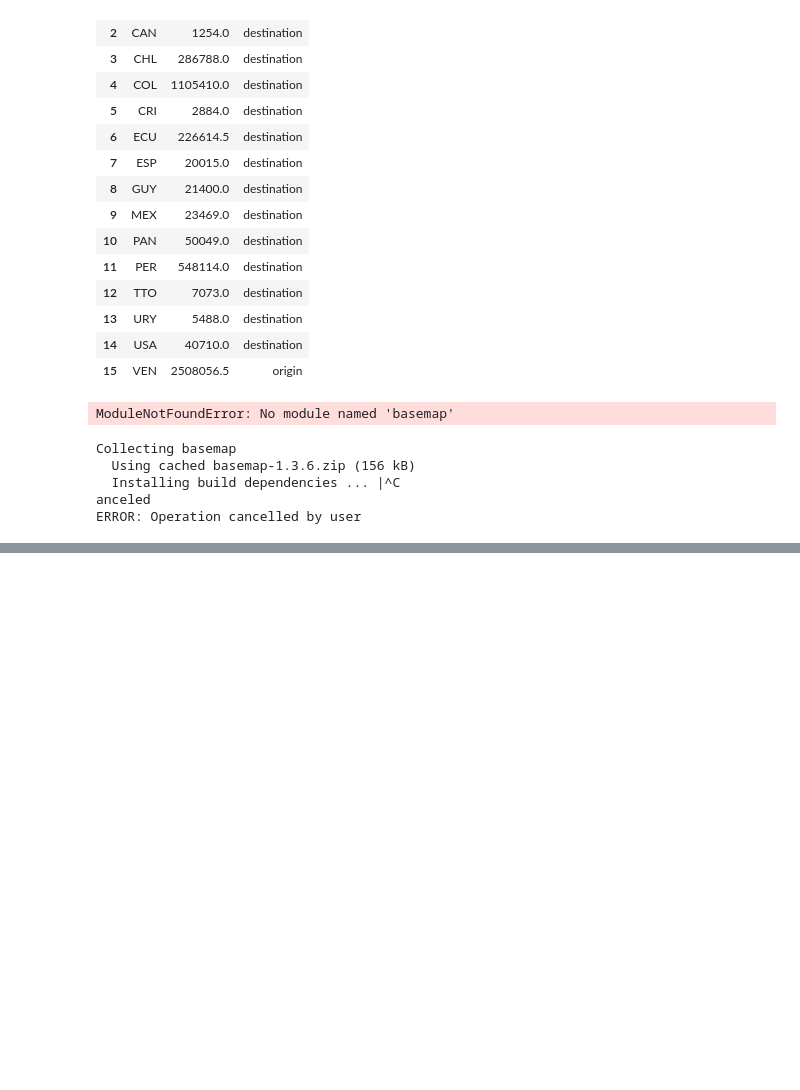
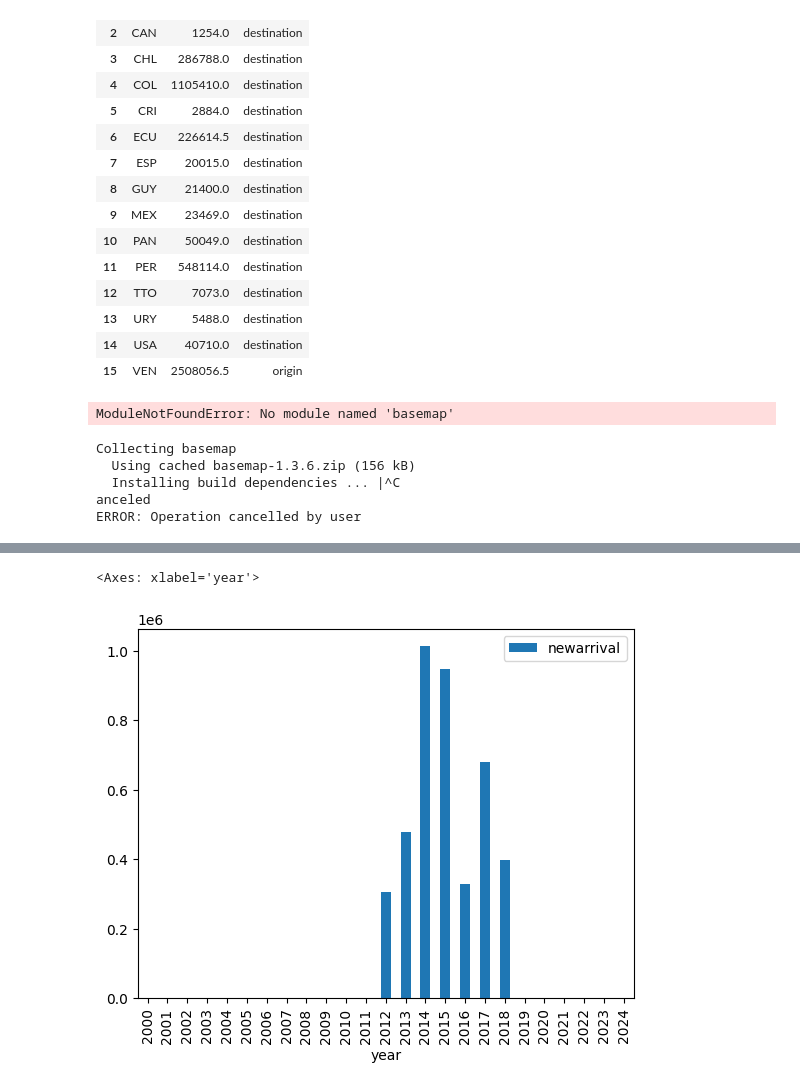
Before and after one commit to 4Freye/refugees, a Jupyter notebook: notebooks/descriptive_analysis/02_ef_descriptive_analysis.ipynb, the cells around one changed output, grey strips where cells are left out. Cells and saved outputs as stored; diff of their text form; code cells hidden in the pictures; blank space fills up the shorter version.

```diff
--- a/notebooks/descriptive_analysis/02_ef_descriptive_analysis.ipynb
+++ b/notebooks/descriptive_analysis/02_ef_descriptive_analysis.ipynb
@@ -289,0 +399,5 @@ fig.show()
+# %%
+df[(df.Country_o=='Syria') & (df.Country_d == 'Türkiye')].groupby('year').agg({'newarrival':'sum'}).plot.bar()
+# %% [output]
+<Axes: xlabel='year'>
+[figure, added]
```
Also changed, not shown: parts of 26 cells of this notebook, 2 other files.
